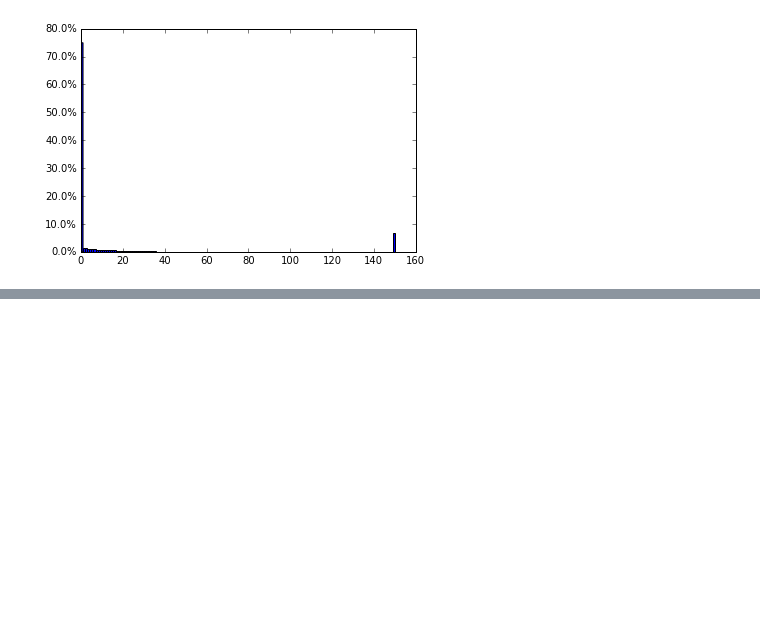
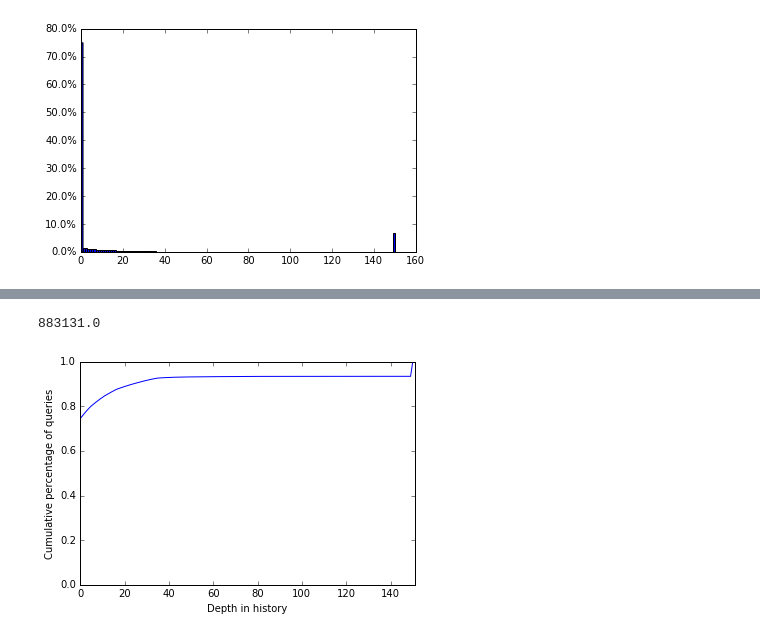
Before and after one commit to peteflorence/analysis-nanomap, a Jupyter notebook: Why memory.ipynb, the cells around one changed output, grey strips where cells are left out. Cells and saved outputs as stored; diff of their text form; code cells hidden in the pictures; blank space fills up the shorter version.

```diff
--- a/Why memory.ipynb
+++ b/Why memory.ipynb
@@ -671,0 +658,23 @@ plt.show()
+# %%
+print sum(summary_histogram_data)
+# %% [output]
+883131.0
+# %%
+ratio_hist_data = summary_histogram_data/sum(summary_histogram_data)
+
+cumulative = []
+for i,v in enumerate(ratio_hist_data):
+    if (i == 0):
+        cumulative.append(v)
+        continue
+    cumulative.append(cumulative[i-1] + v)
+
+plt.plot(cumulative)
+axes = plt.gca()
+axes.set_xlim([0,151])
+axes.set_ylim([0,1])
+plt.xlabel('Depth in history')
+plt.ylabel('Cumulative percentage of queries')
+plt.show()
+# %% [output]
+[figure, added]
```
Also changed, not shown: parts of 6 cells of this notebook.
